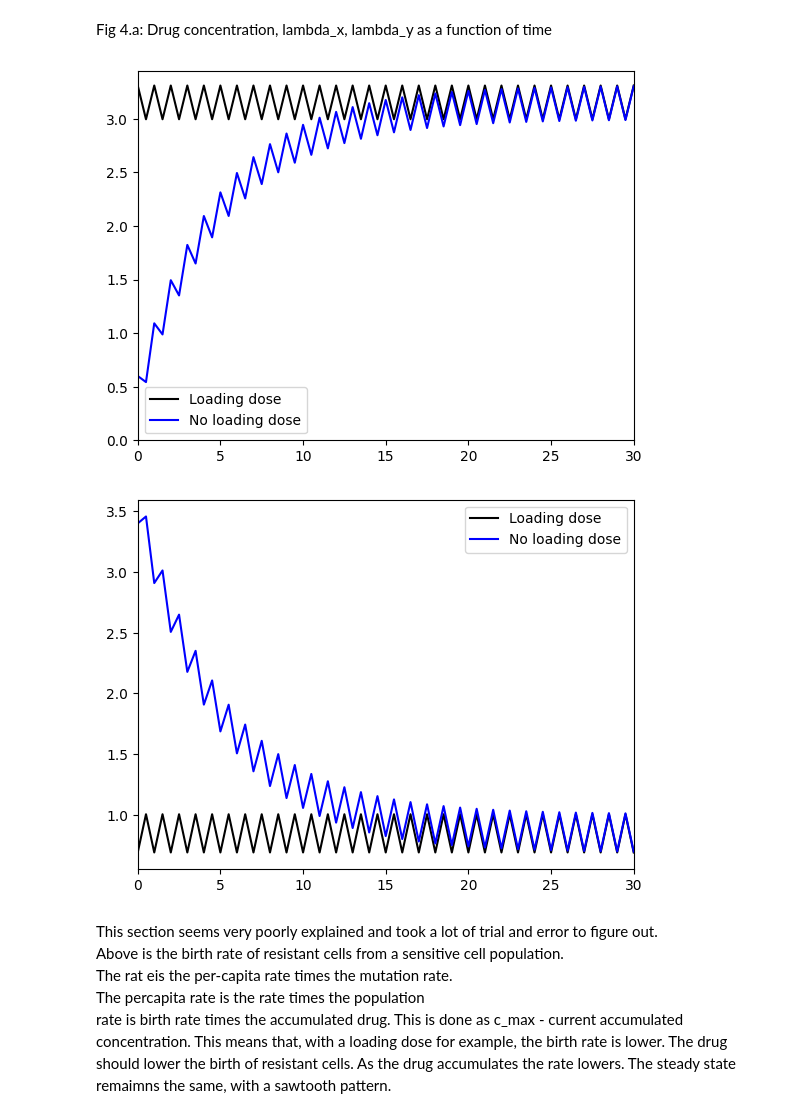
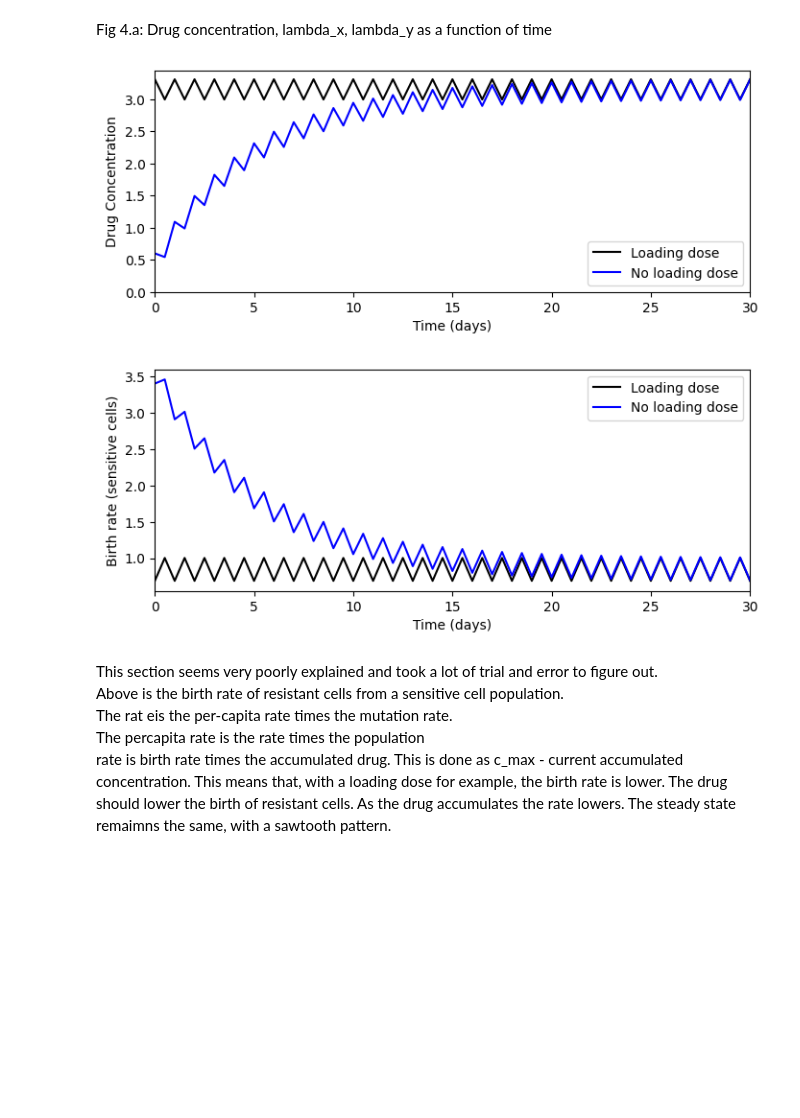
Before and after one commit to colmmcc2000/RSCAM_Group_11, a Jupyter notebook: code_RSCAM.ipynb, the cells around one changed output. Drawn from its saved outputs; the diff is of its cells as text; code cells hidden in the pictures; blank space fills up the shorter version.

```diff
--- a/code_RSCAM.ipynb
+++ b/code_RSCAM.ipynb
@@ -232,7 +229,7 @@ def R_t(t, C2):
     value, error = integrate.quad(integral, 0, t)
     return value
 # %%
-N = 5 #Number of trials
+N = 5000 #Number of trials
 T_max = 100
 M0 = 100
 R0 = 0
@@ -694,7 +695,7 @@ dosing = 14
 # Rates
 # Sensitive (X): lambda_on=0.05, lambda_off=0.13, mu=0.1
 # Resistant (Y): lambda_on=0.11, lambda_off=0.15, mu=0.1
-rates_x = {'on': 0.05 - 0.1, 'off': 0.13 - 0.1, 'birth_on': 0.05, 'birth_off': 0.13}
+rates_x = {'on': 0.05 - 0.1, 'off': 0.13 - 0.1}
 rates_y = {'on': 0.11 - 0.1, 'off': 0.15 - 0.1}
 
 def get_integrated_growth(t_start, t_end, rates):
@@ -752,7 +753,8 @@ def prob_resistance_pulsed(T, M, s, u, p_ext_func):
 
     integral_sens, _ = quad(integrand_sens, 0, T)
     p_sens_0 = np.exp(-integral_sens)
+    print(integral_sens)
 
-    return 1 - (p_res_0 * p_sens_0)
+    return 1 - (p_sens_0 * p_res_0)
 # %%
 p_ext_lookup = precompute_extinction_prob(100, rates_y)
@@ -855,24 +887,33 @@ def get_concentration(t, D, kappa, tau, loading_dose = False):
 # %%
 T = 30
 time = np.linspace(0, T, (T*2)+1)
 store_LD = np.zeros(len(time))
 store_NLD = np.zeros(len(time))
 
 D = 0.6
 k = 0.2
 tau = 1
 
+fig = plt.figure(figsize=(8, 3))
 for i, g in enumerate(time):
     store_LD[i] = get_concentration(g, D, k, tau, True)
     store_NLD[i] = get_concentration(g, D, k, tau, False)
 plt.plot(time, store_LD, c = 'black', label  ='Loading dose')
 plt.plot(time, store_NLD, c = 'blue', label = 'No loading dose')
 plt.legend()
+
 plt.xlim(0, T)
 plt.ylim(0, None)
+
+plt.xlabel('Time (days)')
+plt.ylabel('Drug Concentration')
+
+plt.savefig('Figs/drug_concentration_4.pdf', format='pdf', bbox_inches='tight', dpi=300)
+
+
 plt.show()
 # %% [output]
-[figure, old version]
+[figure, new version]
 # %%
 
 
@@ -896,6 +937,8 @@ u = 1e-8
 
 lx = 0.1
 
+fig = plt.figure(figsize=(8, 3))
+
 for i, g in enumerate(time):
     rate, _ = lamb_x(lx, g, D, k, tau, 4, True)
     store_LD[i] = rate *M0 *u
@@ -906,9 +949,15 @@ plt.plot(time, store_NLD *1e3, c = 'blue', label = 'No loading dose')
 plt.legend()
 plt.xlim(0, T)
 plt.ylim(None, None)
+
+plt.xlabel('Time (days)')
+plt.ylabel('Birth rate (sensitive cells)')
+
+plt.savefig('Figs/sens_birth_4.pdf', format='pdf', bbox_inches='tight', dpi=300)
+
 plt.show()
 # %% [output]
-[figure, old version]
+[figure, new version]
 # %% [markdown]
 This section seems very poorly explained and took a lot of trial and error to figure out. \
 Above is the birth rate of resistant cells from a sensitive cell population. \
```
Also changed, not shown: parts of 13 cells of this notebook, 8 other files.
